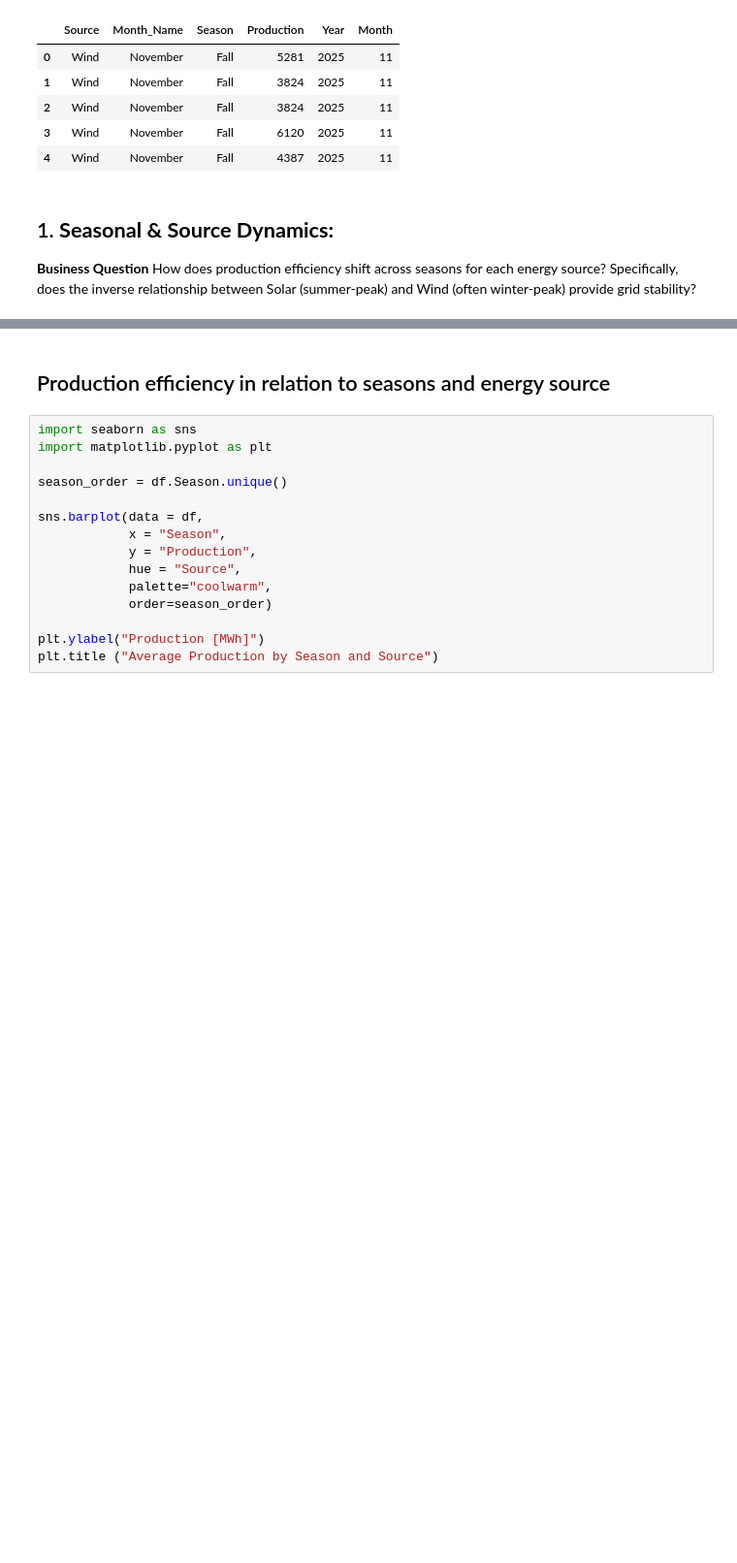
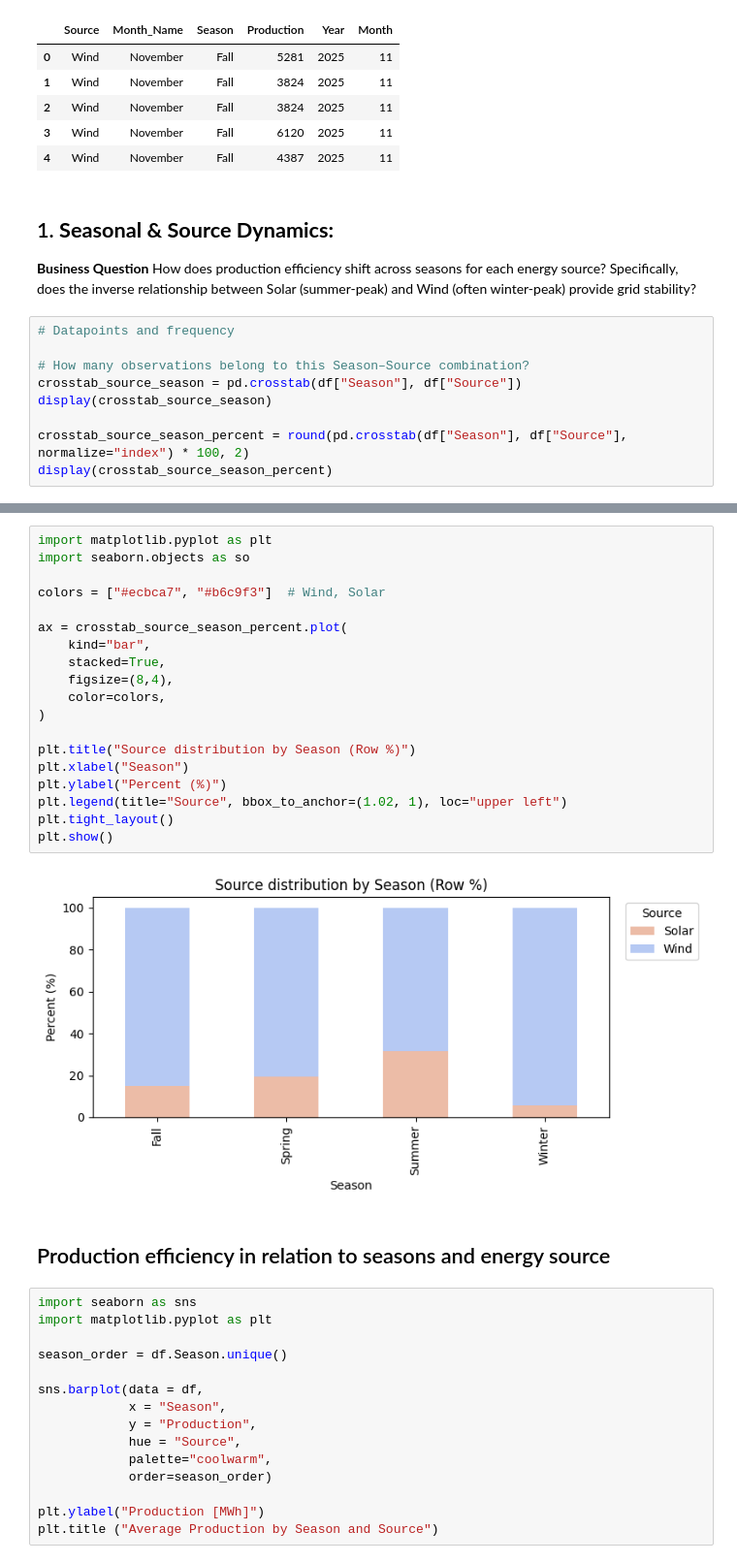
Before and after one commit to coffeedrunkpanda/project-2-eda-sql, a Jupyter notebook: eda-bivariate.ipynb, the cells around one changed output, grey strips where cells are left out. Shown at 97% size. Drawn from its saved outputs; the diff is of its cells as text; blank space fills up the shorter version.

Commit message:
Add Source and season analysis

```diff
--- a/eda-bivariate.ipynb
+++ b/eda-bivariate.ipynb
@@ -32,3 +32,12 @@ df.head()
 
 **Business Question**
 How does production efficiency shift across seasons for each energy source? Specifically, does the inverse relationship between Solar (summer-peak) and Wind (often winter-peak) provide grid stability?
+# %%
+# Datapoints and frequency
+
+# How many observations belong to this Season–Source combination?
+crosstab_source_season = pd.crosstab(df["Season"], df["Source"])
+display(crosstab_source_season)
+
+crosstab_source_season_percent = round(pd.crosstab(df["Season"], df["Source"], normalize="index") * 100, 2)
+display(crosstab_source_season_percent)
@@ -35,3 +57,24 @@ How does production efficiency shift across seasons for each energy source? Spec
+# %%
+import matplotlib.pyplot as plt
+import seaborn.objects as so
+
+colors = ["#ecbca7", "#b6c9f3"]  # Wind, Solar
+
+ax = crosstab_source_season_percent.plot(
+    kind="bar",
+    stacked=True,
+    figsize=(8,4),
+    color=colors,
+)
+
+plt.title("Source distribution by Season (Row %)")
+plt.xlabel("Season")
+plt.ylabel("Percent (%)")
+plt.legend(title="Source", bbox_to_anchor=(1.02, 1), loc="upper left")
+plt.tight_layout()
+plt.show()
+# %% [output]
+[figure, added]
 # %% [markdown]
 ## Production efficiency in relation to seasons and energy source
 # %%
```
Also changed, not shown: parts of 7 cells of this notebook.
